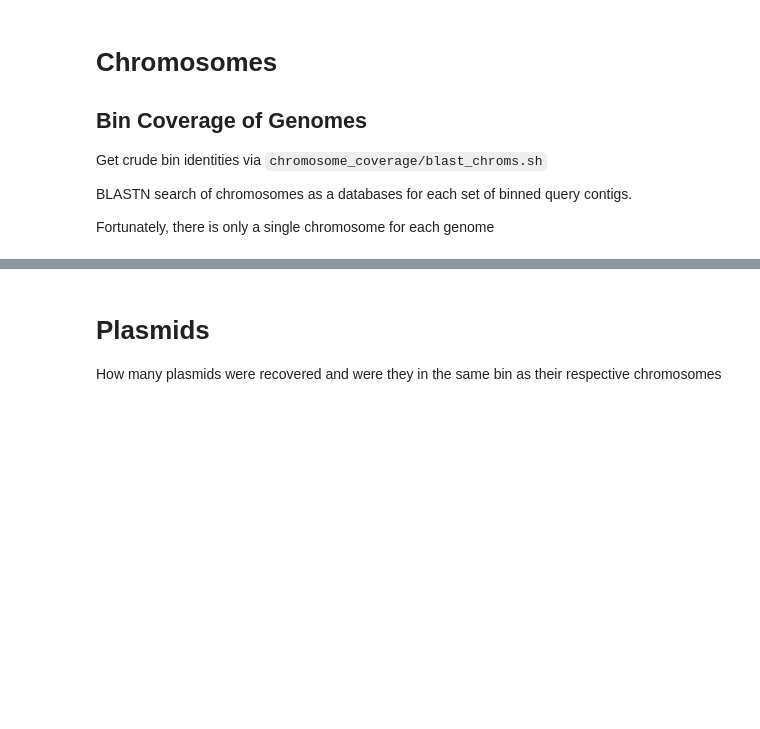
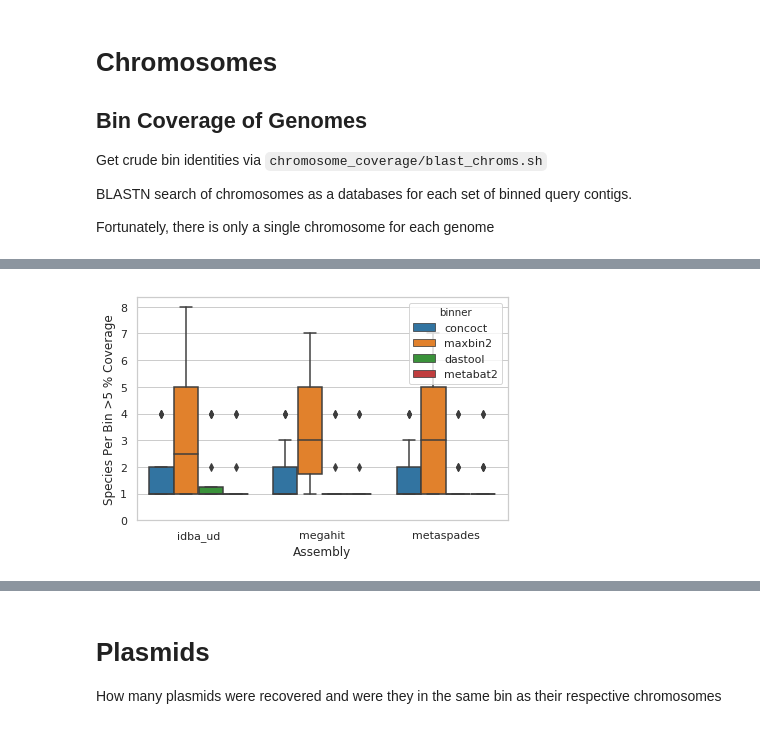
Before and after one commit to fmaguire/MAG_gi_plasmid_analysis, a Jupyter notebook: mag_assessment/assessment.ipynb, the cells around one changed output, grey strips where cells are left out. Drawn from its saved outputs; the diff is of its cells as text; code cells hidden in the pictures; blank space fills up the shorter version.

```diff
--- a/mag_assessment/assessment.ipynb
+++ b/mag_assessment/assessment.ipynb
@@ -104,0 +170,13 @@ sns.catplot(kind = 'bar', data = binned_cov, col='bin', col_wrap=2, x='genome_pr
+# %%
+sub = collapsed_hits[collapsed_hits['coverage'] > 5]
+sub = sub.groupby(['binner', 'assembly', 'bin'])['species'].size().reset_index()
+sns.boxplot(data = sub, hue_order = ['concoct', 'maxbin2', 'dastool', 'metabat2'], x='assembly', hue='binner', y='species')
+plt.ylim(0,)
+plt.xlabel('Assembly')
+plt.ylabel('Species Per Bin >5 % Coverage')
+plt.tight_layout()
+plt.savefig('1b_purity.pdf')
+plt.savefig('1b_purity.svg')
+plt.savefig('1b_purity.png')
+# %% [output]
+[figure, added]
```
Also changed, not shown: parts of 43 cells of this notebook, 8 other files.
